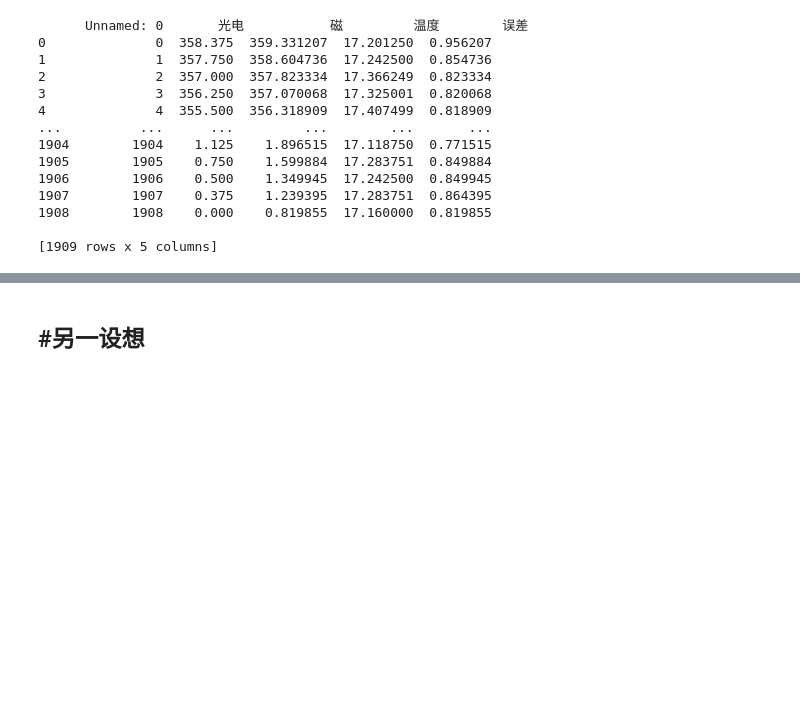
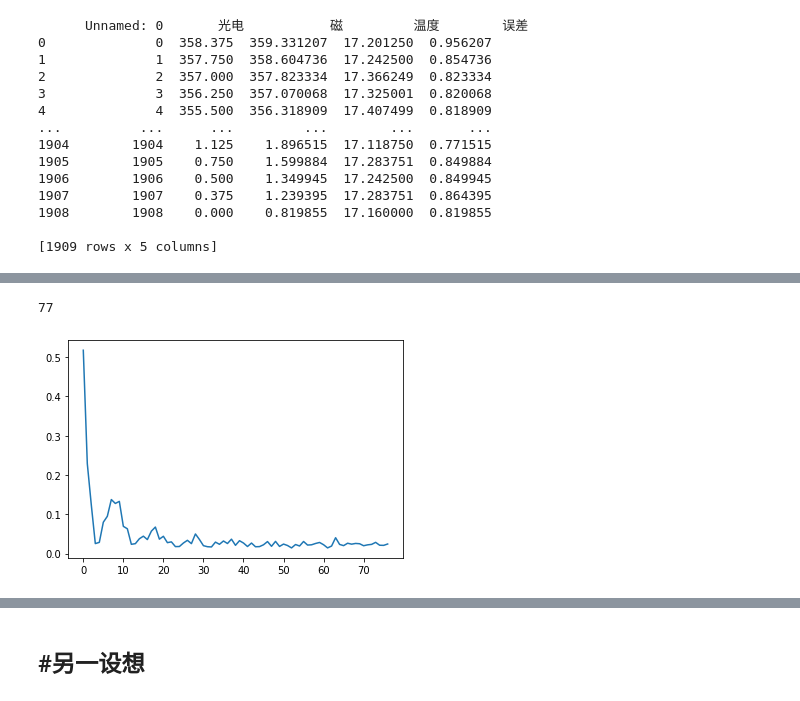
Before and after one commit to Czyundream/Leetcodetest, a Jupyter notebook: 误差补偿.ipynb, the cells around one changed output, grey strips where cells are left out. Drawn from its saved outputs; the diff is of its cells as text; code cells hidden in the pictures; blank space fills up the shorter version.

```diff
--- a/误差补偿.ipynb
+++ b/误差补偿.ipynb
@@ -444,0 +272,7 @@ d2l.train_ch8(model, X, 5, lr, num_epochs, device)
+# %%
+batch_size = 20
+mem_data_time = 3
+data_train_iter, data_valid_iter = LSTM_Data_precesing(batch_size, mem_data_time, features, labels)
+next(iter(data_train_iter))
+#data_train_iter = data_train_iter.cuda()
+#data_valid_iter = data_valid_iter.cuda()
@@ -444,0 +395,41 @@ d2l.train_ch8(model, X, 5, lr, num_epochs, device)
+# %%
+#训练
+num_feature = 2
+hidden_num = 4
+hidden_num2 = 4
+lr = 0.3
+num_epochs = 100
+
+net = LSTM(num_feature, hidden_num, hidden_num2, batch_size)
+
+#net = net(num_feature, hidden_num, batch_size)
+optimizer = torch.optim.AdamW(net.parameters(), lr = lr)
+#optimizer = torch.optim.Adagrad(net.parameters(),lr = lr)
+#optimizer = torch.optim.Adam(net.parameters(),lr = lr)
+loss = nn.SmoothL1Loss()
+l_sum=0.0
+i=0
+step_loss = []
+for x_train, y_train in data_train_iter:
+
+    #y_train = y_train.float()
+    pre,(h, c) = net(x_train)
+    #print("pre的shape",pre.shape)
+    #pre = pre.float()
+    l = loss(pre, y_train)
+    i+=1
+    l_sum+=l
+    optimizer.zero_grad()
+    l.backward()
+    optimizer.step()
+    step_loss.append(l.detach().numpy())
+print(step_loss)
+# %%
+import matplotlib.pyplot as plt
+i=range(len(step_loss))
+plt.plot(i, step_loss)
+
+len(step_loss)
+# %% [output]
+77
+[figure, added]
```
Also changed, not shown: parts of 54 cells of this notebook.
